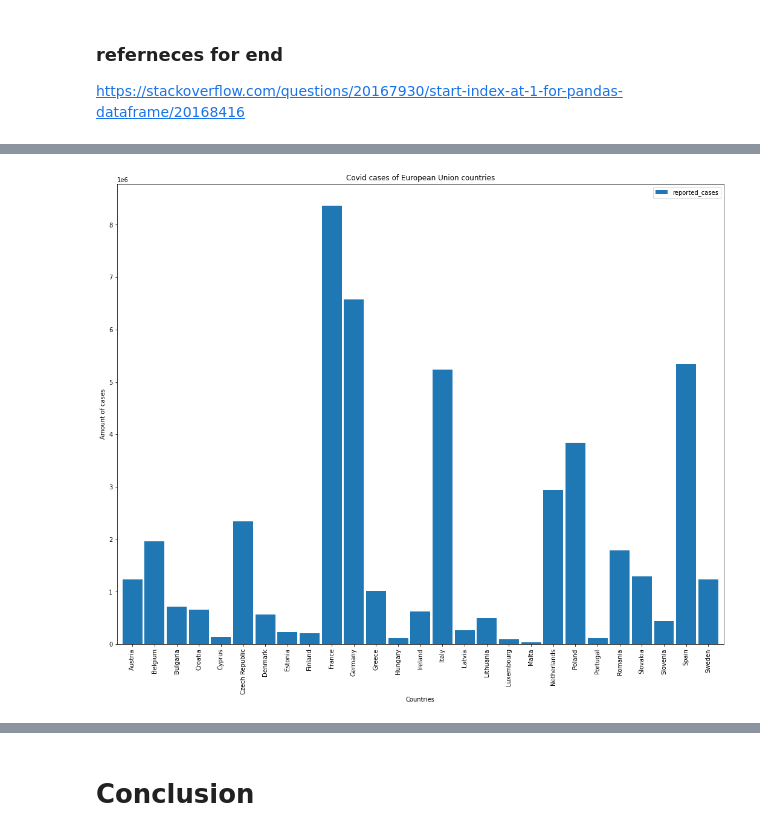
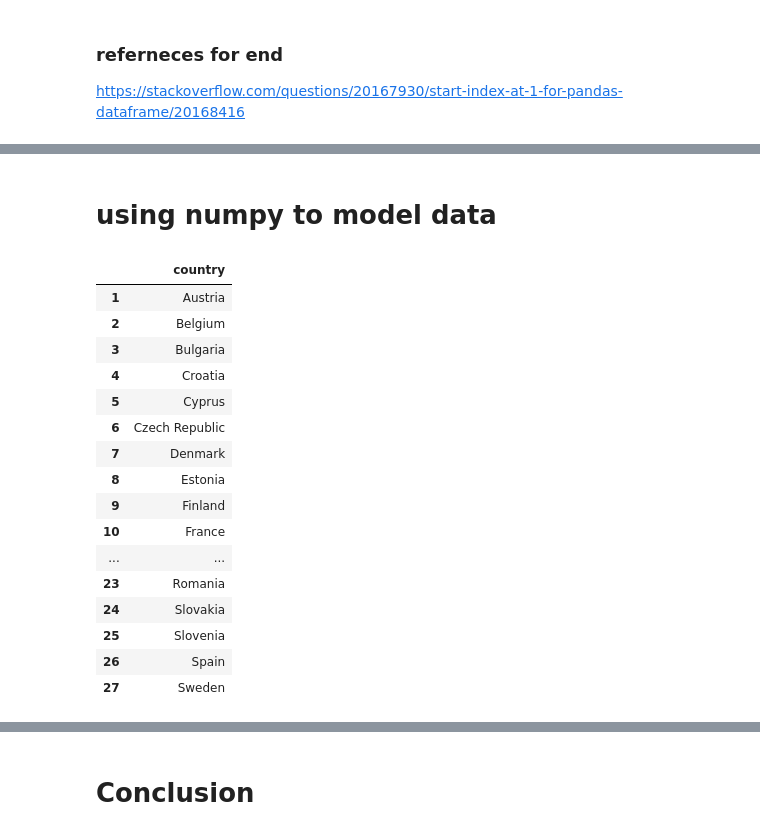
Before and after one commit to SarahMcN25/programming_for_D.A.project, a Jupyter notebook: project2.ipynb, the cells around one changed output, grey strips where cells are left out. Saved outputs shown, nothing was run; the diff lists cells and outputs as text; code cells hidden in the pictures.

```diff
--- a/project2.ipynb
+++ b/project2.ipynb
@@ -276,9 +225,30 @@ plt.show()
-# %%
-df.plot.bar(x='country', y=['reported_cases'], width=0.9)
-
-plt.xlabel('Countries')
-plt.ylabel('Amount of cases')
-plt.title('Covid cases of European Union countries')
-plt.show()
-# %% [output]
-[figure, removed]
+# %% [markdown]
+# using numpy to model data
+# %%
+country = {'country':['Austria', 'Belgium', 'Bulgaria', 'Croatia', 'Cyprus', 'Czech Republic', 'Denmark',
+           'Estonia', 'Finland', 'France', 'Germany', 'Greece', 'Hungary', 'Ireland', 'Italy', 'Latvia',
+           'Lithuania', 'Luxembourg', 'Malta', 'Netherlands', 'Poland', 'Portugal', 'Romania', 'Slovakia',
+           'Slovenia', 'Spain', 'Sweden']}
+
+df = pd.DataFrame(country)
+df.columns = ['country']
+df.index = np.arange(1, len(df)+1)
+df
+# %% [output]
+|  | country |
+| 1 | Austria |
+| 2 | Belgium |
+| 3 | Bulgaria |
+| 4 | Croatia |
+| 5 | Cyprus |
+| 6 | Czech Republic |
+| 7 | Denmark |
+| 8 | Estonia |
+| 9 | Finland |
+| 10 | France |
+| ... | ... |
+| 23 | Romania |
+| 24 | Slovakia |
+| 25 | Slovenia |
+| 26 | Spain |
+| 27 | Sweden |
```
Also changed, not shown: parts of 17 cells of this notebook.
